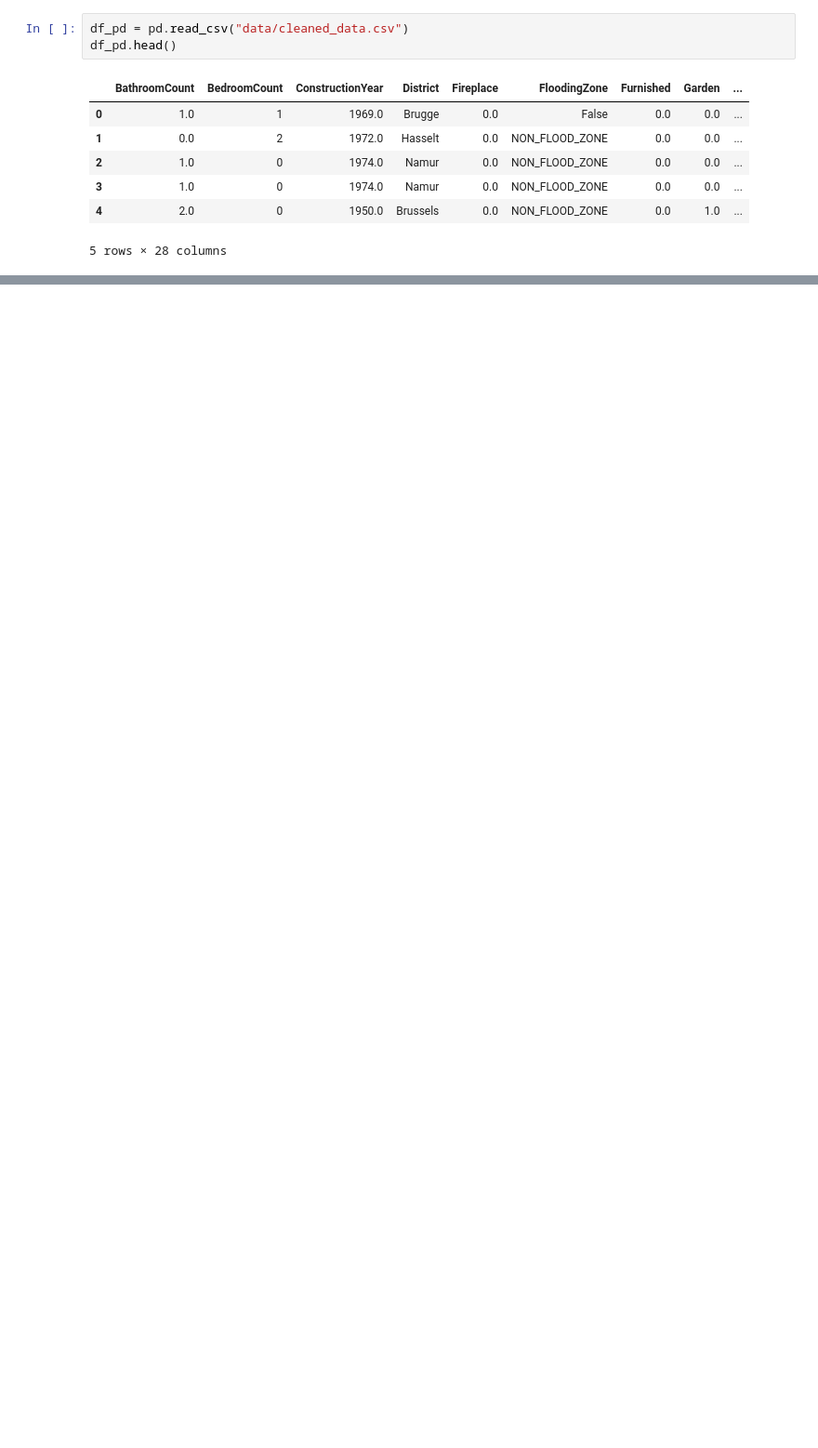
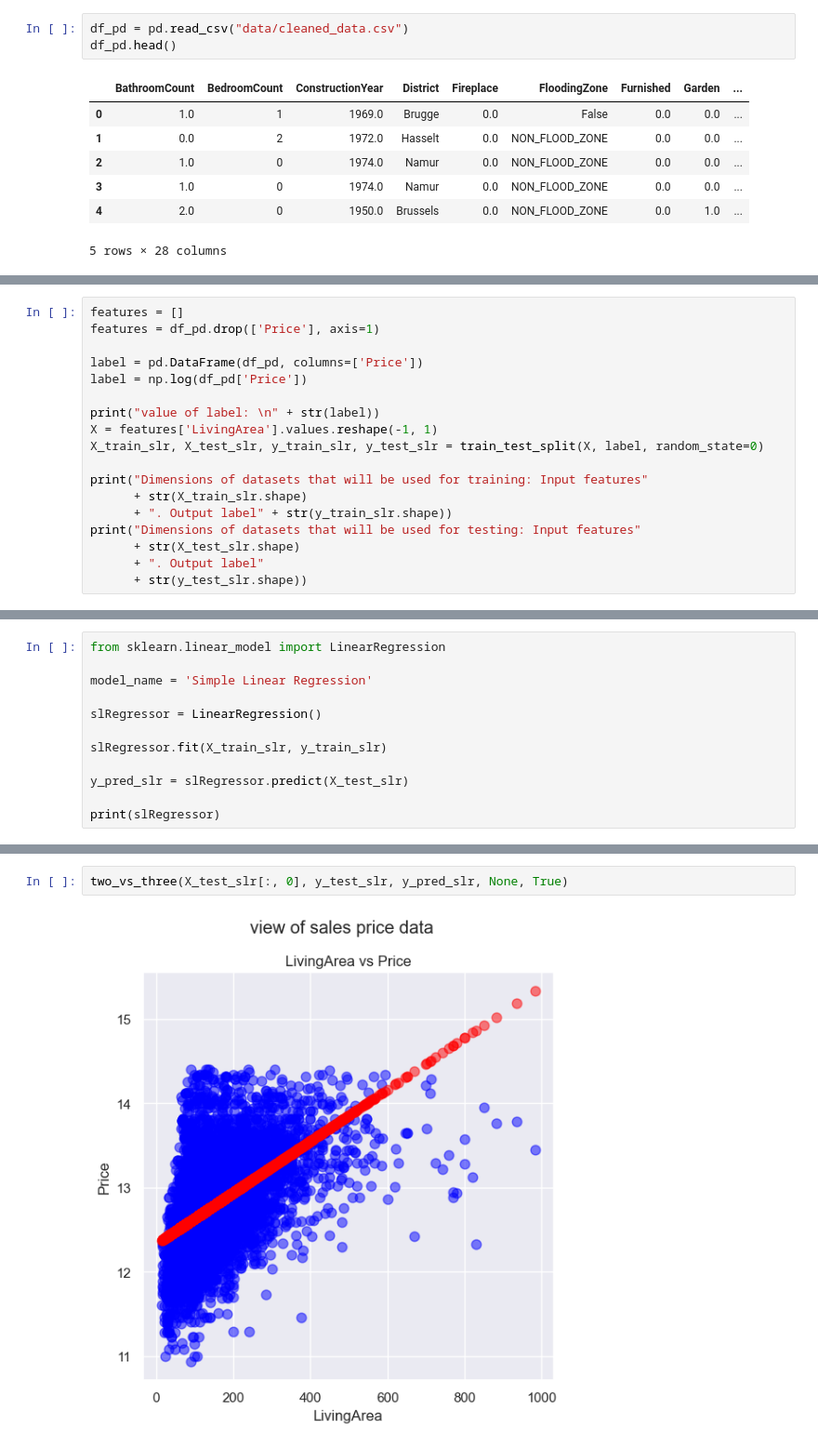
Before and after one commit to AlisherJard/Immo_Eliza_ML, a Jupyter notebook: eliza_ml_regression.ipynb, the cells around one changed output, grey strips where cells are left out. Shown at 93% size. Drawn from its saved outputs; the diff is of its cells as text; blank space fills up the shorter version.

```diff
--- a/eliza_ml_regression.ipynb
+++ b/eliza_ml_regression.ipynb
@@ -32,0 +229,18 @@ df_pd.head()
+# %%
+features = []
+features = df_pd.drop(['Price'], axis=1)
+
+label = pd.DataFrame(df_pd, columns=['Price'])
+label = np.log(df_pd['Price'])
+
+print("value of label: \n" + str(label))
+X = features['LivingArea'].values.reshape(-1, 1)
+X_train_slr, X_test_slr, y_train_slr, y_test_slr = train_test_split(X, label, random_state=0)
+
+print("Dimensions of datasets that will be used for training: Input features"
+      + str(X_train_slr.shape)
+      + ". Output label" + str(y_train_slr.shape))
+print("Dimensions of datasets that will be used for testing: Input features"
+      + str(X_test_slr.shape)
+      + ". Output label"
+      + str(y_test_slr.shape))
@@ -32,0 +263,12 @@ df_pd.head()
+# %%
+from sklearn.linear_model import LinearRegression
+
+model_name = 'Simple Linear Regression'
+
+slRegressor = LinearRegression()
+
+slRegressor.fit(X_train_slr, y_train_slr)
+
+y_pred_slr = slRegressor.predict(X_test_slr)
+
+print(slRegressor)
@@ -32,0 +285,4 @@ df_pd.head()
+# %%
+two_vs_three(X_test_slr[:, 0], y_test_slr, y_pred_slr, None, True)
+# %% [output]
+[figure, added]
```
Also changed, not shown: parts of 32 cells of this notebook.
